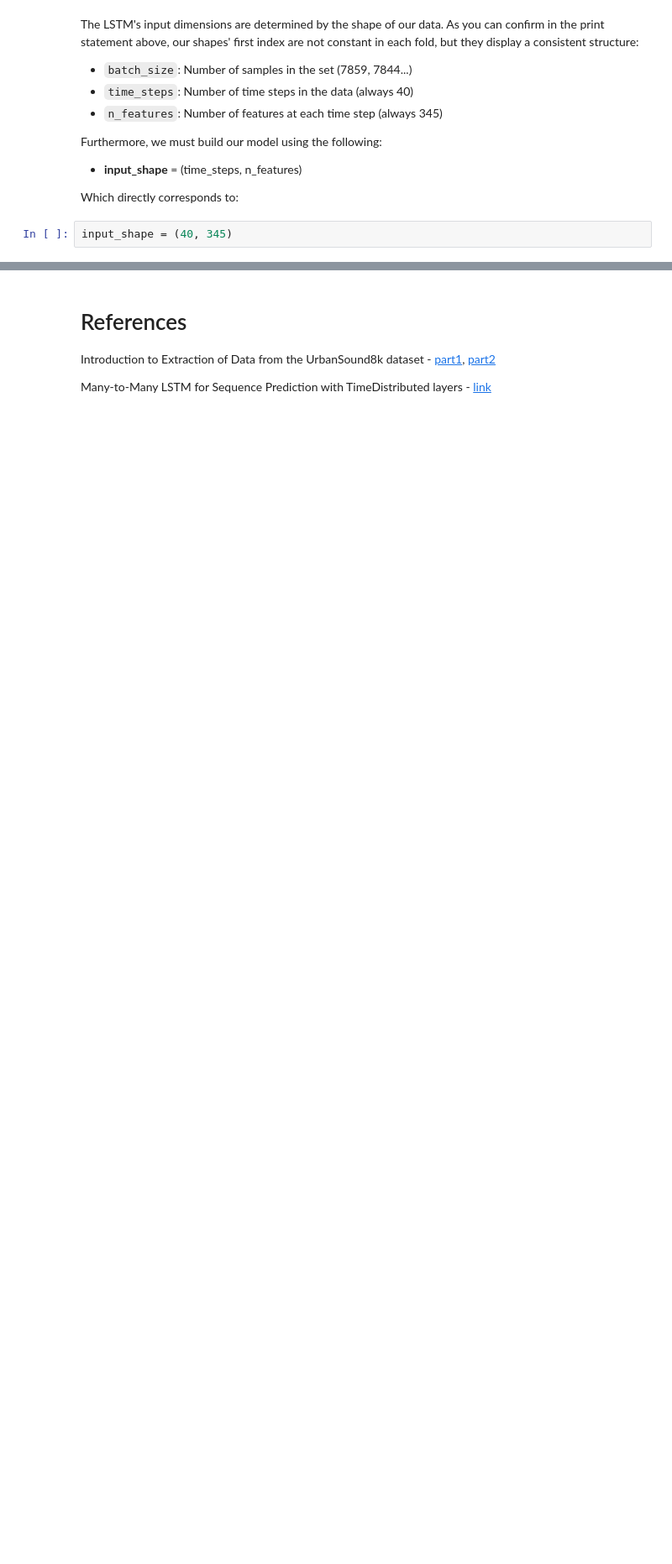
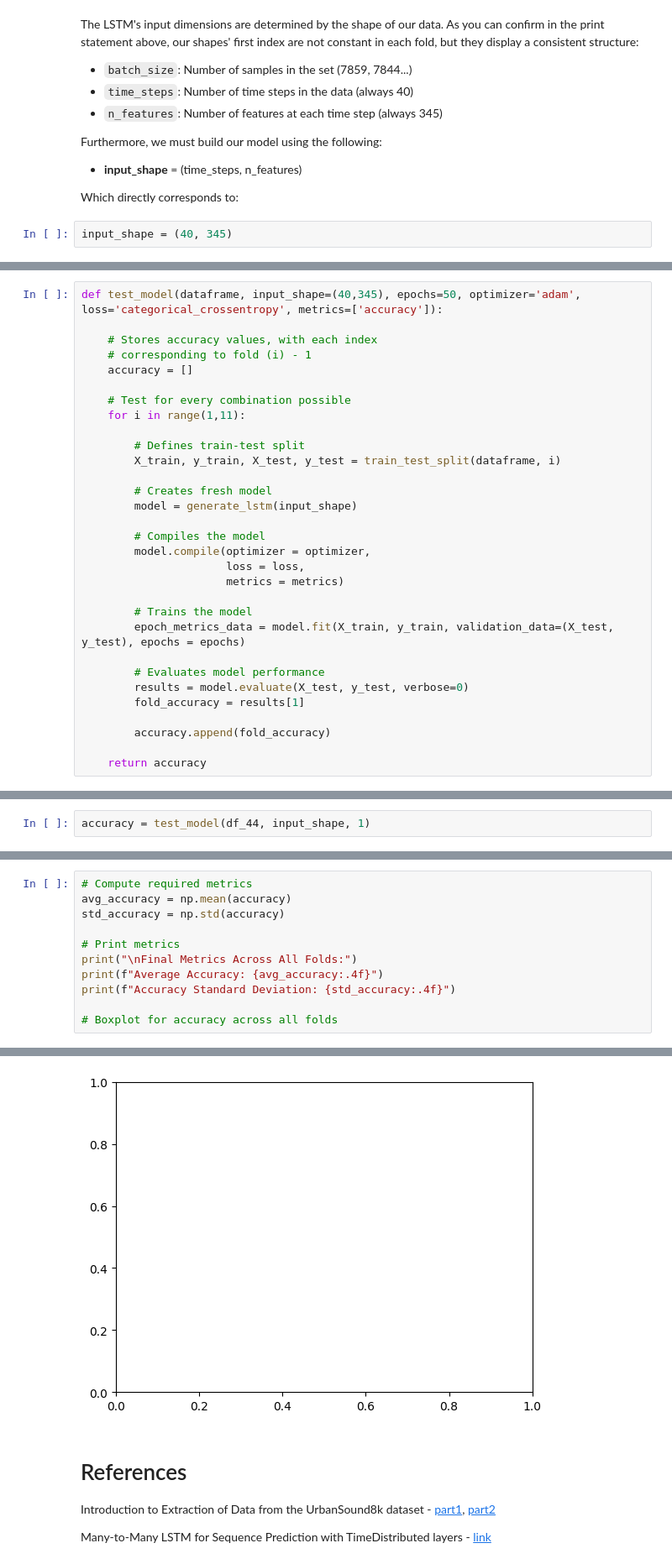
Before and after one commit to pmgfernandes04/Urban-Sounds-Classification, a Jupyter notebook: rnn.ipynb, the cells around one changed output, grey strips where cells are left out. Shown at 84% size. Cells and saved outputs as stored; diff of their text form; blank space fills up the shorter version.

Commit message:
Test Function Creation

```diff
--- a/rnn.ipynb
+++ b/rnn.ipynb
@@ -455,0 +432,31 @@ Epoch 10/10
+# %%
+def test_model(dataframe, input_shape=(40,345), epochs=50, optimizer='adam', loss='categorical_crossentropy', metrics=['accuracy']):
+
+    # Stores accuracy values, with each index
+    # corresponding to fold (i) - 1
+    accuracy = []
+
+    # Test for every combination possible
+    for i in range(1,11):
+
+        # Defines train-test split
+        X_train, y_train, X_test, y_test = train_test_split(dataframe, i)
+
+        # Creates fresh model
+        model = generate_lstm(input_shape)
+
+        # Compiles the model
+        model.compile(optimizer = optimizer,
+                      loss = loss,
+                      metrics = metrics)
+
+        # Trains the model
+        epoch_metrics_data = model.fit(X_train, y_train, validation_data=(X_test, y_test), epochs = epochs)
+
+        # Evaluates model performance
+        results = model.evaluate(X_test, y_test, verbose=0)
+        fold_accuracy = results[1]
+
+        accuracy.append(fold_accuracy)
+
+    return accuracy
@@ -455,0 +467,2 @@ Epoch 10/10
+# %%
+accuracy = test_model(df_44, input_shape, 1)
@@ -455,0 +484,12 @@ Epoch 10/10
+# %%
+# Compute required metrics
+avg_accuracy = np.mean(accuracy)
+std_accuracy = np.std(accuracy)
+
+# Print metrics
+print("\nFinal Metrics Across All Folds:")
+print(f"Average Accuracy: {avg_accuracy:.4f}")
+print(f"Accuracy Standard Deviation: {std_accuracy:.4f}")
+
+# Boxplot for accuracy across all folds
+# %% [output]
@@ -456,3 +500,4 @@ Epoch 10/10
+[figure, added]
 # %% [markdown]
 # References
 
```
Also changed, not shown: parts of 47 cells of this notebook, 2 other files.
